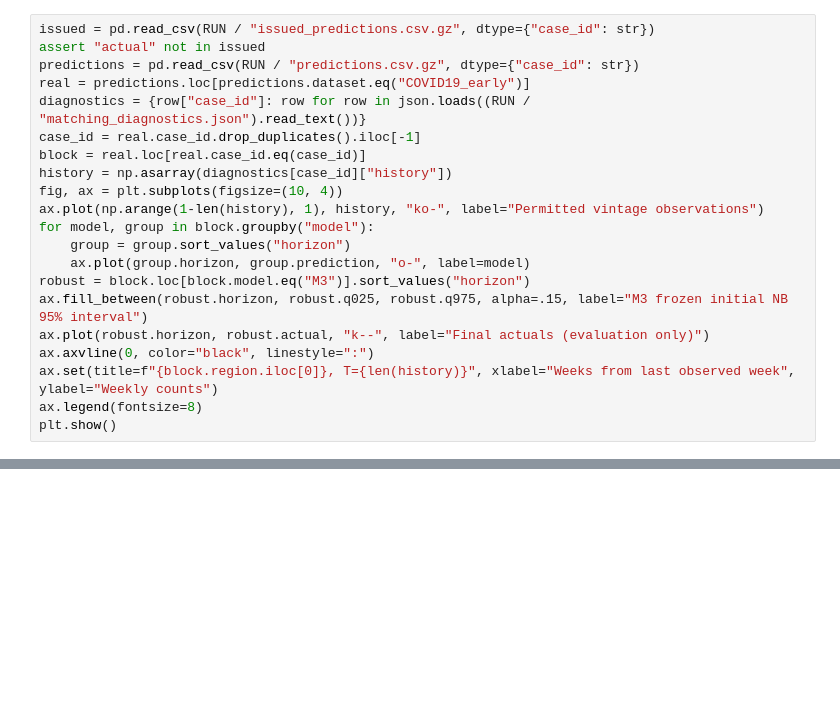
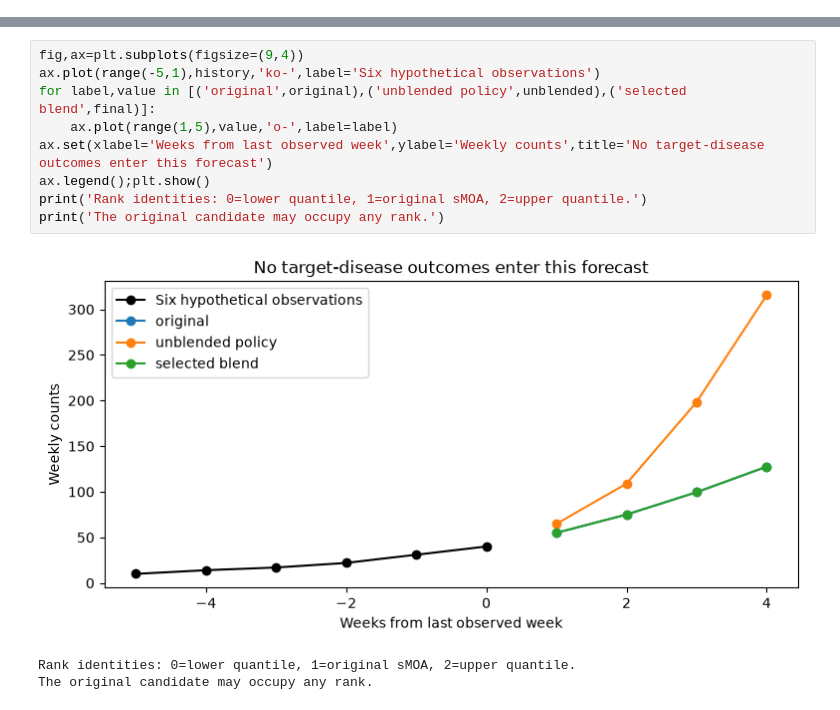
Before and after one commit to gnart-linhh/Infections_Forcasting, a Jupyter notebook: notebooks/demo.ipynb, the cells around one changed output, grey strips where cells are left out. Drawn from its saved outputs; the diff is of its cells as text; blank space fills up the shorter version.

```diff
--- a/notebooks/demo.ipynb
+++ b/notebooks/demo.ipynb
@@ -36,21 +50,0 @@ The forecasting API receives only a permitted history and frozen reference/param
-# %%
-issued = pd.read_csv(RUN / "issued_predictions.csv.gz", dtype={"case_id": str})
-assert "actual" not in issued
-predictions = pd.read_csv(RUN / "predictions.csv.gz", dtype={"case_id": str})
-real = predictions.loc[predictions.dataset.eq("COVID19_early")]
-diagnostics = {row["case_id"]: row for row in json.loads((RUN / "matching_diagnostics.json").read_text())}
-case_id = real.case_id.drop_duplicates().iloc[-1]
-block = real.loc[real.case_id.eq(case_id)]
-history = np.asarray(diagnostics[case_id]["history"])
-fig, ax = plt.subplots(figsize=(10, 4))
-ax.plot(np.arange(1-len(history), 1), history, "ko-", label="Permitted vintage observations")
-for model, group in block.groupby("model"):
-    group = group.sort_values("horizon")
-    ax.plot(group.horizon, group.prediction, "o-", label=model)
-robust = block.loc[block.model.eq("M3")].sort_values("horizon")
-ax.fill_between(robust.horizon, robust.q025, robust.q975, alpha=.15, label="M3 frozen initial NB 95% interval")
-ax.plot(robust.horizon, robust.actual, "k--", label="Final actuals (evaluation only)")
-ax.axvline(0, color="black", linestyle=":")
-ax.set(title=f"{block.region.iloc[0]}, T={len(history)}", xlabel="Weeks from last observed week", ylabel="Weekly counts")
-ax.legend(fontsize=8)
-plt.show()
@@ -82,0 +51,13 @@ display(pd.read_csv(RUN / "explanation_stability.csv"))
+# %%
+fig,ax=plt.subplots(figsize=(9,4))
+ax.plot(range(-5,1),history,'ko-',label='Six hypothetical observations')
+for label,value in [('original',original),('unblended policy',unblended),('selected blend',final)]:
+    ax.plot(range(1,5),value,'o-',label=label)
+ax.set(xlabel='Weeks from last observed week',ylabel='Weekly counts',title='No target-disease outcomes enter this forecast')
+ax.legend();plt.show()
+print('Rank identities: 0=lower quantile, 1=original sMOA, 2=upper quantile.')
+print('The original candidate may occupy any rank.')
+# %% [output]
+[figure, added]
+Rank identities: 0=lower quantile, 1=original sMOA, 2=upper quantile.
+The original candidate may occupy any rank.
```
Also changed, not shown: parts of 11 cells of this notebook, 12 other files.
